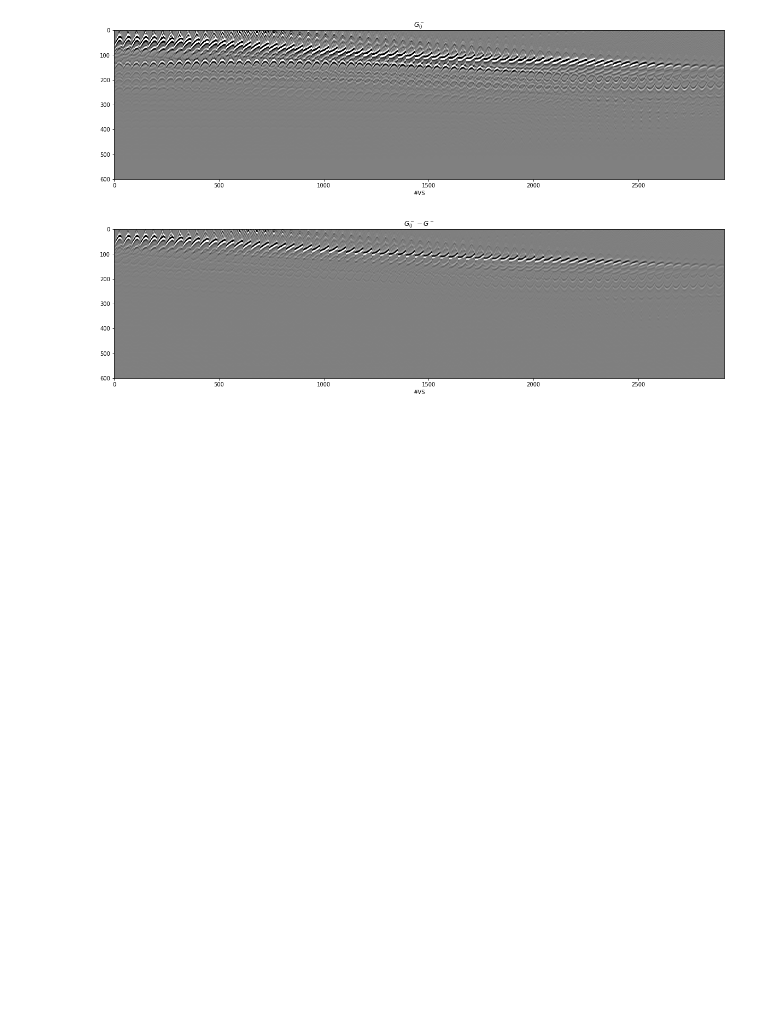
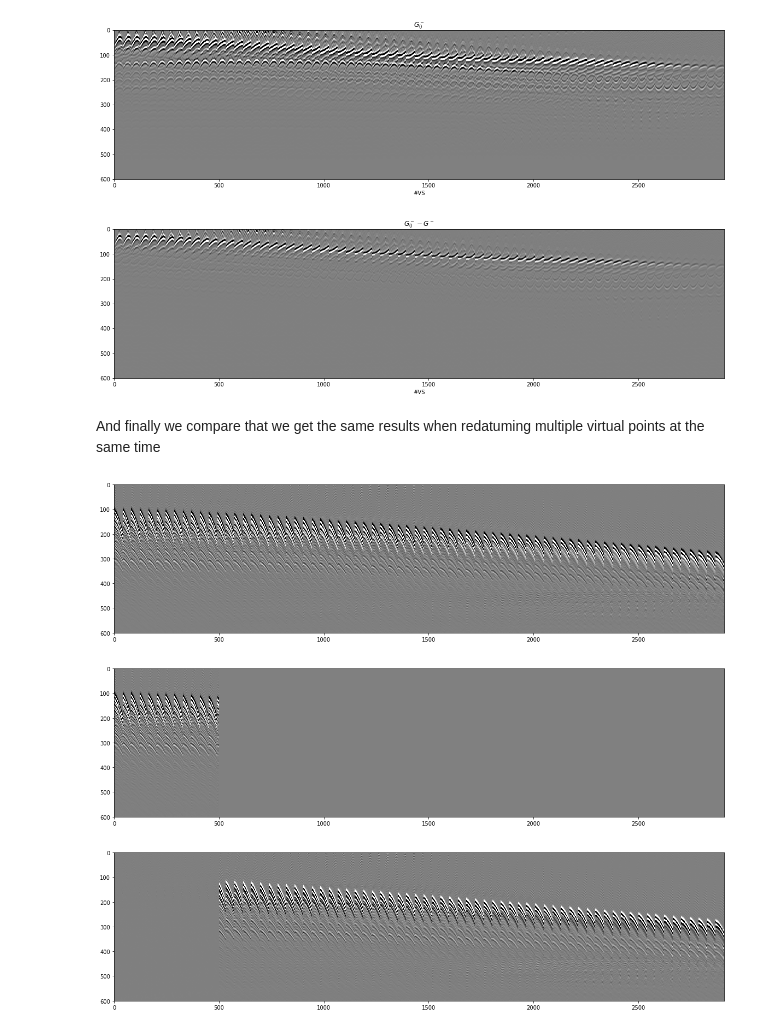
Before and after one commit to DIG-Kaust/MDC-HPC, a Jupyter notebook: Marchenko3D_visualization.ipynb, the cells around one changed output. Cells and saved outputs as stored; diff of their text form; code cells hidden in the pictures; blank space fills up the shorter version.

```diff
--- a/Marchenko3D_visualization.ipynb
+++ b/Marchenko3D_visualization.ipynb
@@ -189,3 +189,25 @@ plt.xlabel('#VS');
 [figure]
 [figure]
 [figure]
+# %% [markdown]
+And finally we compare that we get the same results when redatuming multiple virtual points at the same time
+# %%
+Gplus1 = da.from_zarr(os.environ["STORE_PATH"] + 'Gplus_multi_sub%d.zarr' % subsampling)
+Grtm1 = da.from_zarr(os.environ["STORE_PATH"] + 'Grtm_multi_sub%d.zarr' % subsampling)
+
+plt.figure(figsize=(20, 5))
+
+plt.imshow(Gplus[:, 0], vmin=-1e-6, vmax=1e-6, cmap='gray')
+plt.axis('tight')
+
+plt.figure(figsize=(20, 5))
+plt.imshow(Gplus1[:, 0], vmin=-1e-6, vmax=1e-6, cmap='gray')
+plt.axis('tight')
+
+plt.figure(figsize=(20, 5))
+plt.imshow(Gplus1[:, 0] - Gplus[:, 0], vmin=-1e-6, vmax=1e-6, cmap='gray')
+plt.axis('tight');
+# %% [output]
+[figure, added]
+[figure, added]
+[figure, added]
```
Also changed, not shown: 1 other file.
